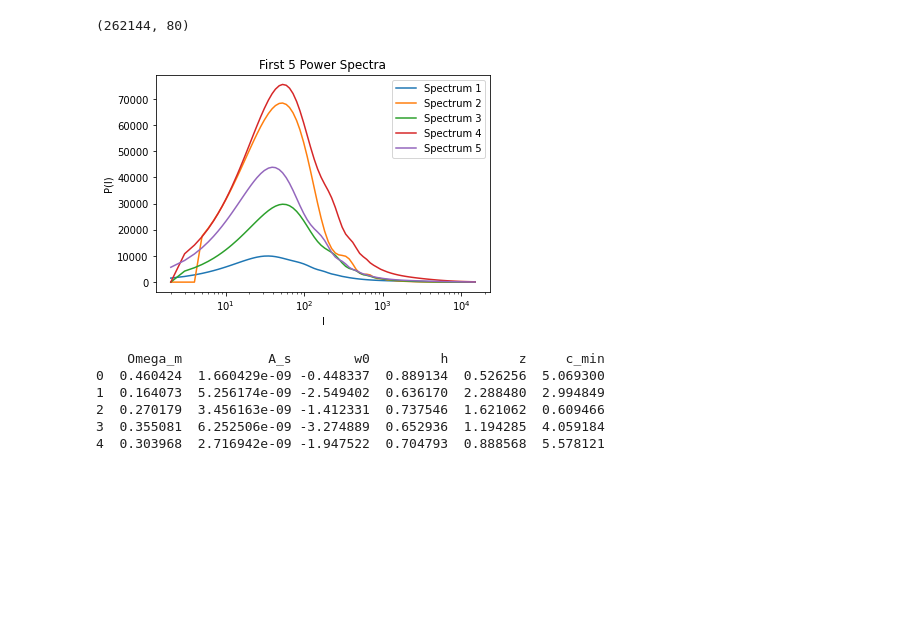
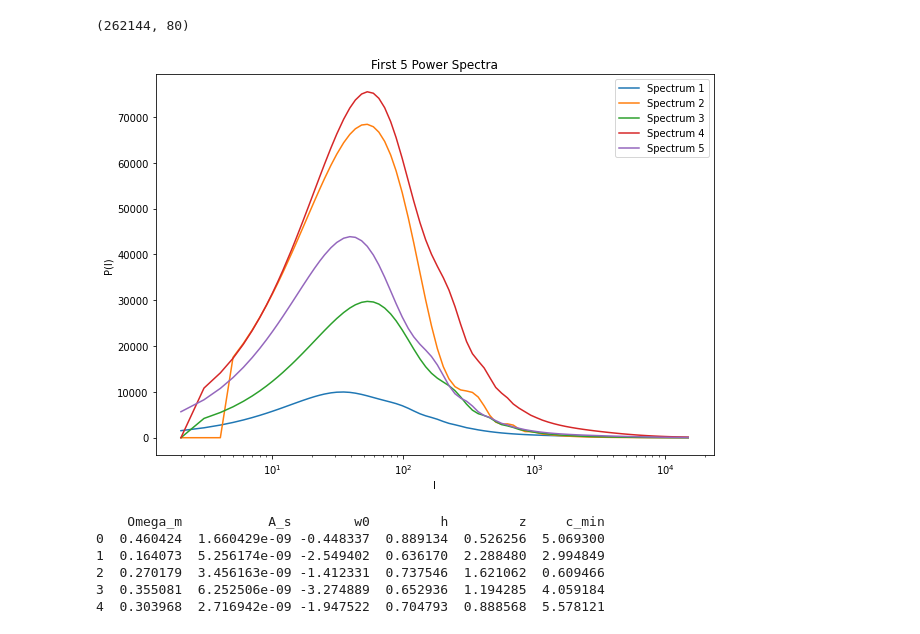
Before and after one commit to Mohinta2892/GalaxyEmulator, a Jupyter notebook: power_spectrum_emulator.ipynb, the cells around one changed output. Saved outputs shown, nothing was run; the diff lists cells and outputs as text; code cells hidden in the pictures; blank space fills up the shorter version.

```diff
--- a/power_spectrum_emulator.ipynb
+++ b/power_spectrum_emulator.ipynb
@@ -32,21 +32,22 @@ l_array = np.unique(np.logspace(np.log10(2), np.log10(15000), 88).astype(int))
 # %%
 import matplotlib.pyplot as plt
 
+plt.figure(figsize=(10, 7))
 # Plot the first 5 power spectra
 for i in range(5):
     plt.plot(l_array, P_l_data[i], label=f'Spectrum {i+1}')
 
 plt.xlabel('l')
 plt.ylabel('P(l)')
 plt.title('First 5 Power Spectra')
 plt.xscale('log')
 plt.legend()
 plt.show()
 
 # Display the corresponding cosmological parameters
 print(parameters.head(5))
 # %% [output]
-[figure, old version]
+[figure, new version]
     Omega_m           A_s        w0         h         z     c_min
 0  0.460424  1.660429e-09 -0.448337  0.889134  0.526256  5.069300
 1  0.164073  5.256174e-09 -2.549402  0.636170  2.288480  2.994849
```
Also changed, not shown: parts of 29 cells of this notebook.
